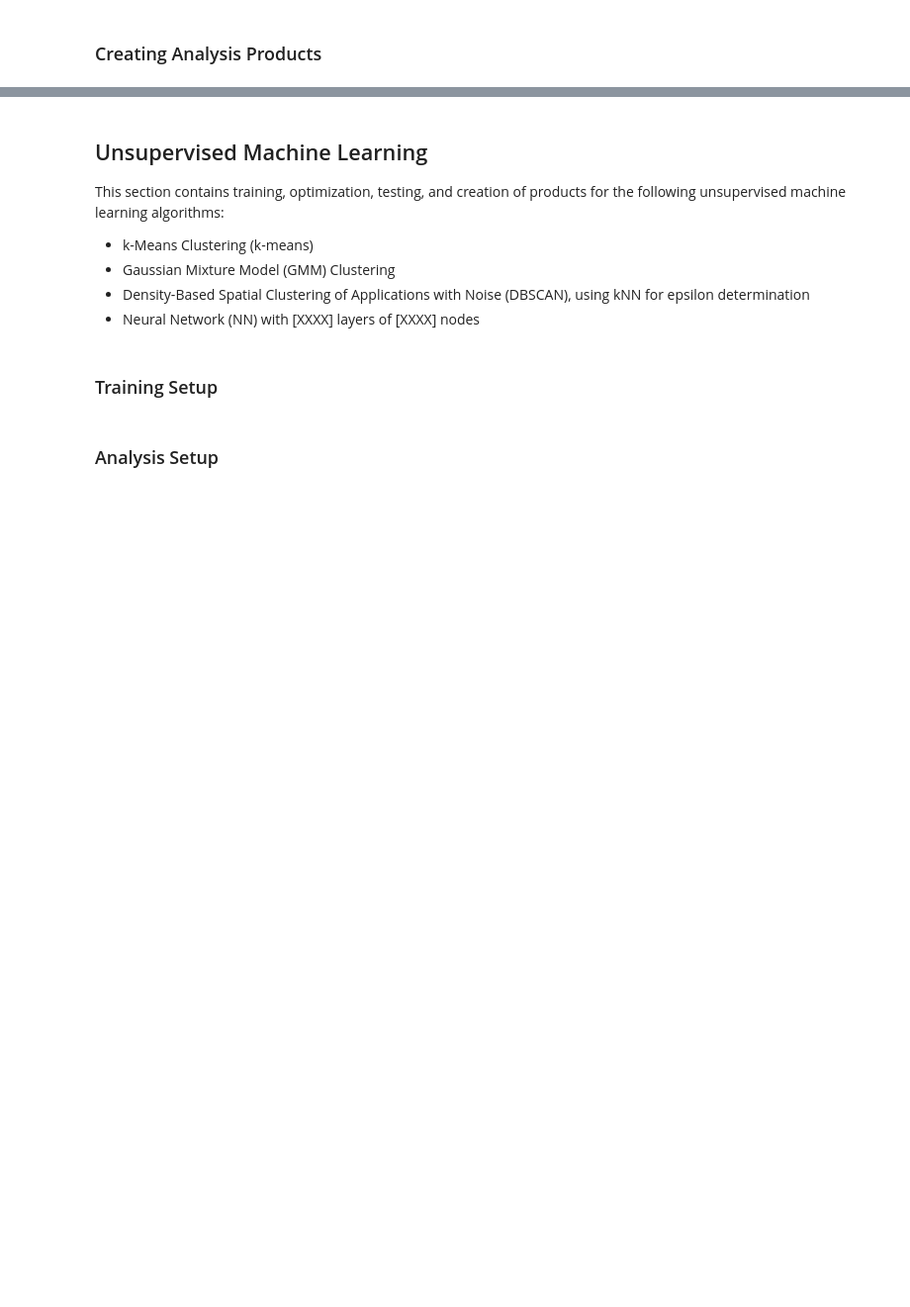
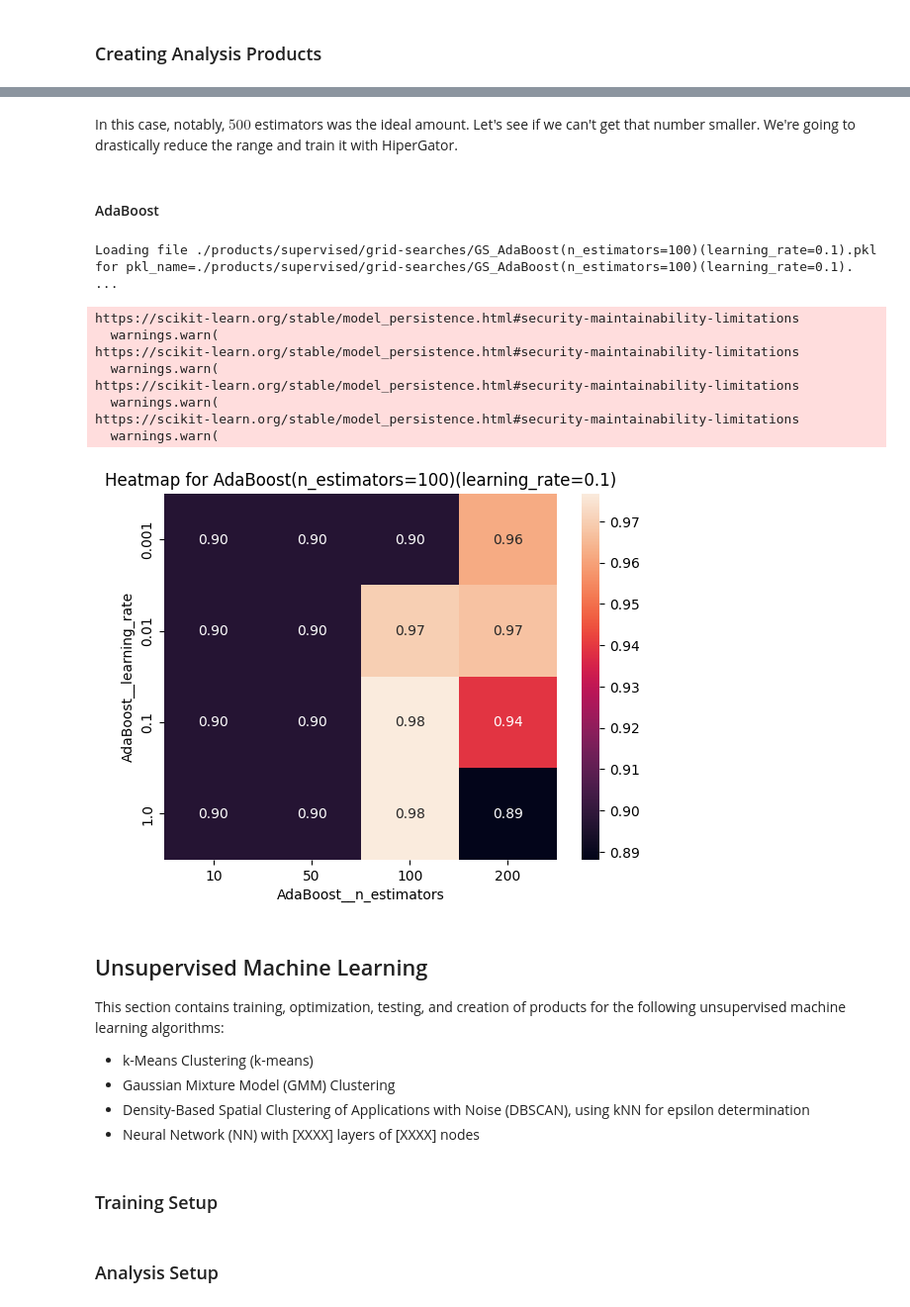
Before and after one commit to eli-johnson-04/sdss-performance-comparison, a Jupyter notebook: script.ipynb, the cells around one changed output, grey strips where cells are left out. Shown: that part at 99% size. Cells and saved outputs as stored; diff of their text form; code cells hidden in the pictures; blank space fills up the shorter version.

```diff
--- a/script.ipynb
+++ b/script.ipynb
@@ -471,0 +575,2 @@ gs_adaboost = get_grid_search_results(pipe_adaboost, pg_adaboost)
+# %% [markdown]
+In this case, notably, $500$ estimators was the ideal amount. Let's see if we can't get that number smaller. We're going to drastically reduce the range and train it with HiperGator.
@@ -472,3 +587,21 @@ gs_adaboost = get_grid_search_results(pipe_adaboost, pg_adaboost)
+# %% [markdown]
+#### AdaBoost
+# %%
+# DOWNLOADED FROM HIPERGATOR
+path_ada = paths['supervised_products'] + paths['grid-searches'] + 'GS_AdaBoost(n_estimators=100)(learning_rate=0.1).pkl'
+hg_gs_adaboost = load_grid_search(pkl_name=path_ada)
+heatmap_from_gs(hg_gs_adaboost, model_name='AdaBoost')
+# %% [output]
+Loading file ./products/supervised/grid-searches/GS_AdaBoost(n_estimators=100)(learning_rate=0.1).pkl for pkl_name=./products/supervised/grid-searches/GS_AdaBoost(n_estimators=100)(learning_rate=0.1). ...
+https://scikit-learn.org/stable/model_persistence.html#security-maintainability-limitations
+  warnings.warn(
+https://scikit-learn.org/stable/model_persistence.html#security-maintainability-limitations
+  warnings.warn(
+https://scikit-learn.org/stable/model_persistence.html#security-maintainability-limitations
+  warnings.warn(
+https://scikit-learn.org/stable/model_persistence.html#security-maintainability-limitations
+  warnings.warn(
+[figure, added]
 # %% [markdown]
 ## Unsupervised Machine Learning
 
```
Also changed, not shown: parts of 33 cells of this notebook, 14 other files.
